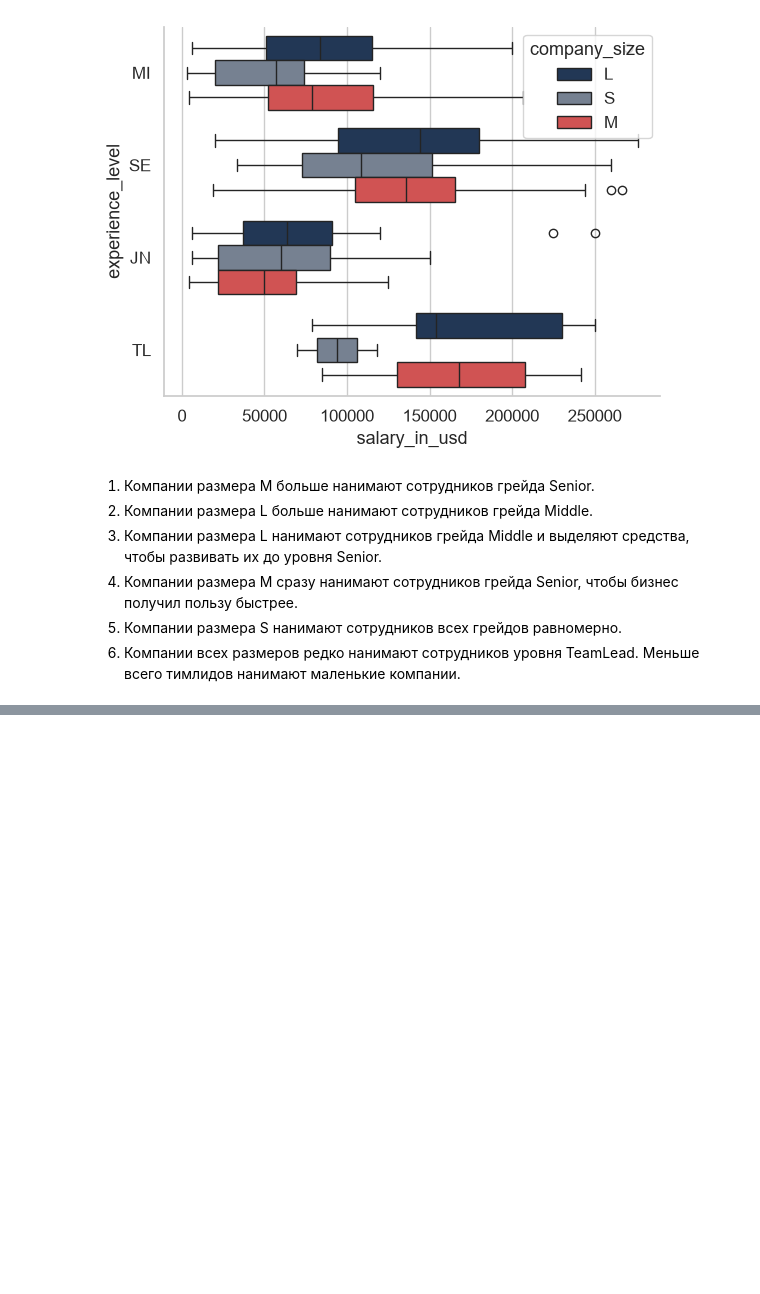
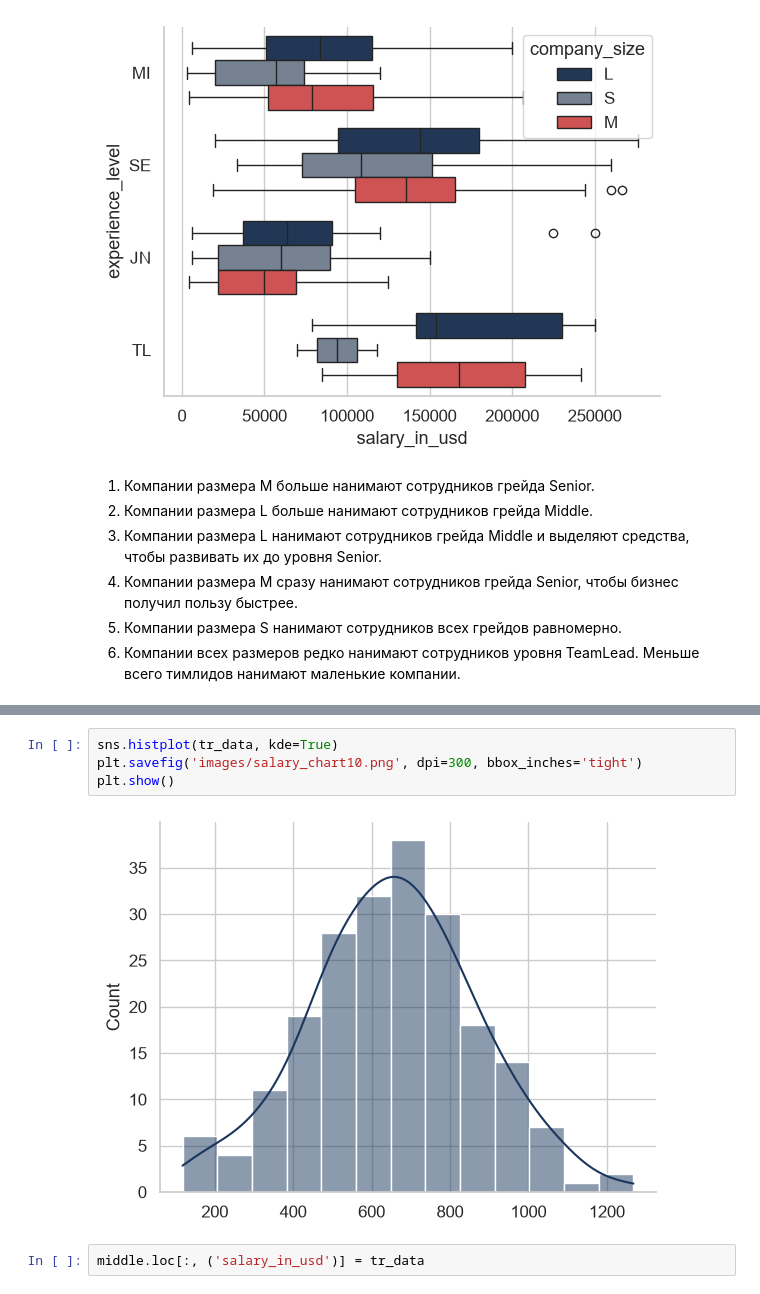
Before and after one commit to VictoriaPulman/Job_market_analysis, a Jupyter notebook: data_analysis.ipynb, the cells around one changed output, grey strips where cells are left out. Drawn from its saved outputs; the diff is of its cells as text; blank space fills up the shorter version.

```diff
--- a/data_analysis.ipynb
+++ b/data_analysis.ipynb
@@ -183,0 +198,8 @@ plt.show()
+# %%
+sns.histplot(tr_data, kde=True)
+plt.savefig('images/salary_chart10.png', dpi=300, bbox_inches='tight')
+plt.show()
+# %% [output]
+[figure, added]
+# %%
+middle.loc[:, ('salary_in_usd')] = tr_data
```
Also changed, not shown: parts of 15 cells of this notebook, 6 other files.
